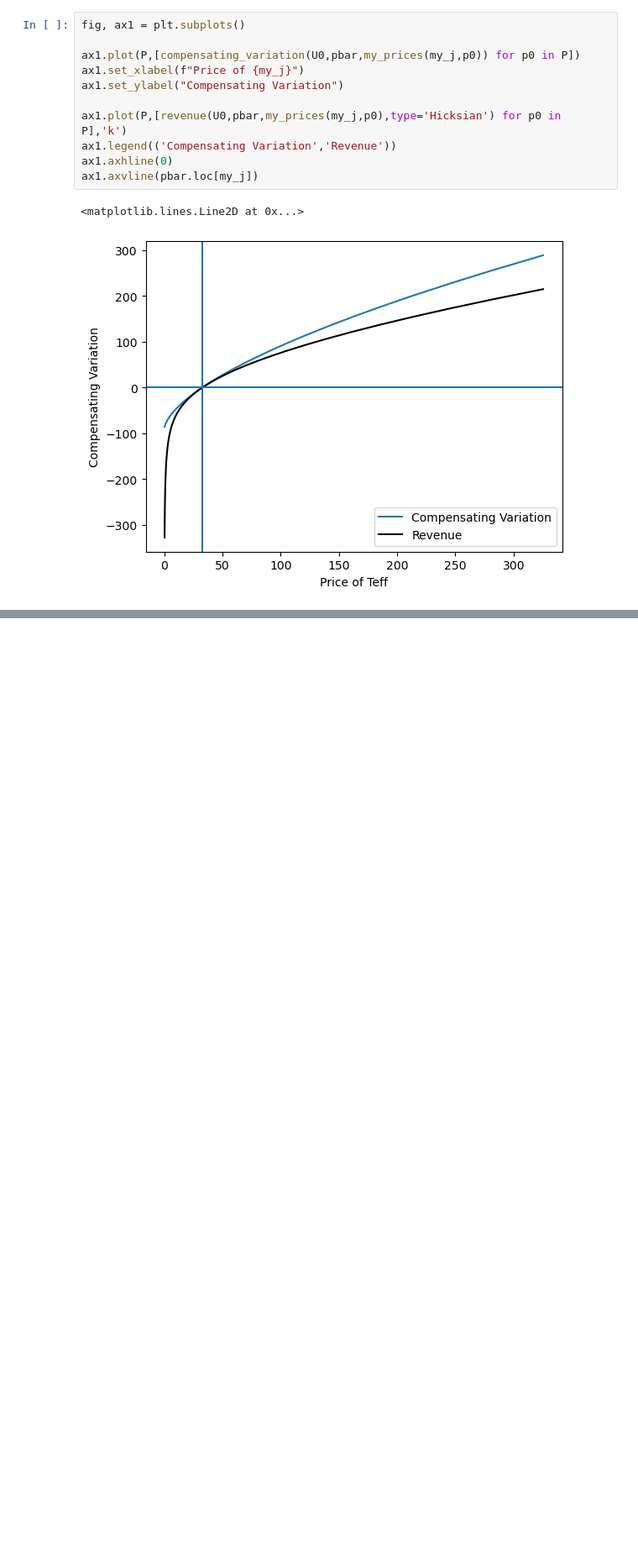
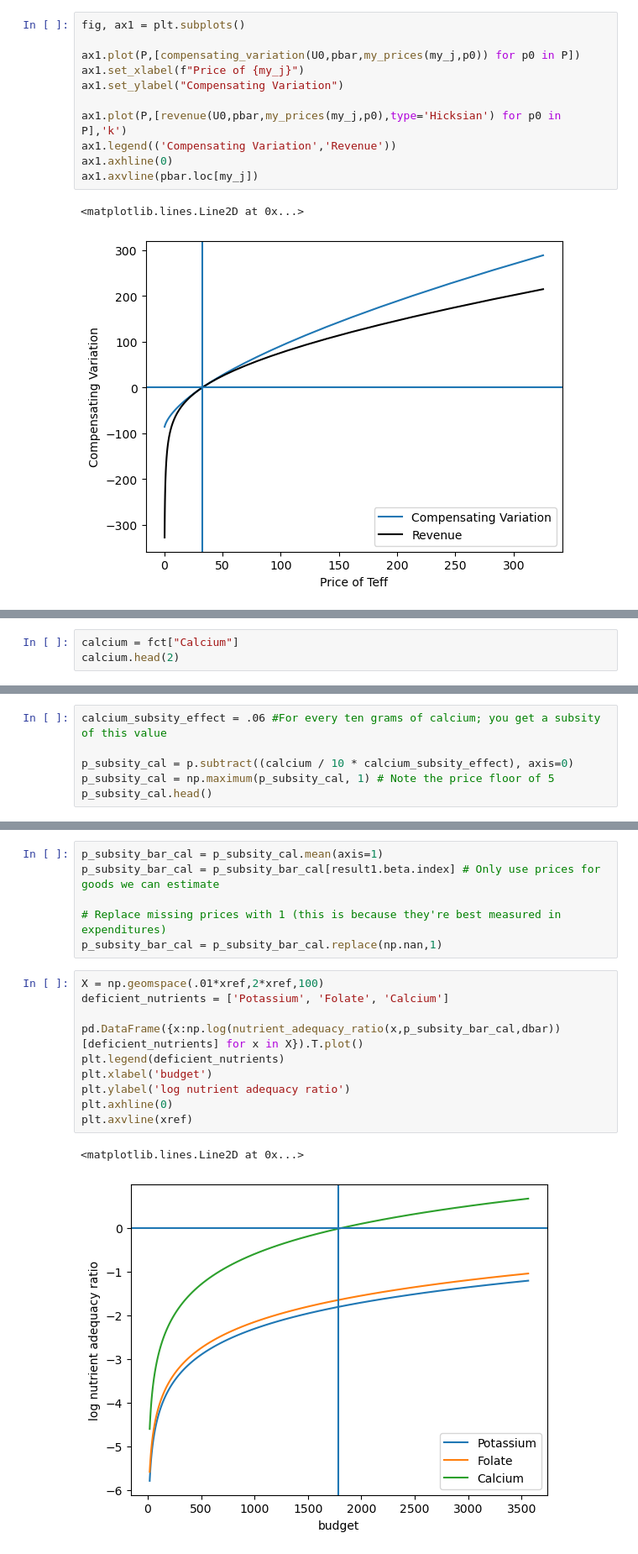
Before and after one commit to lauremariho/proj4_LutherBurbank, a Jupyter notebook: ethiopia_code.ipynb, the cells around one changed output, grey strips where cells are left out. Shown at 84% size. Drawn from its saved outputs; the diff is of its cells as text; blank space fills up the shorter version.

```diff
--- a/ethiopia_code.ipynb
+++ b/ethiopia_code.ipynb
@@ -893,0 +868,3 @@ ax1.axvline(pbar.loc[my_j])
+# %%
+calcium = fct["Calcium"]
+calcium.head(2)
@@ -893,0 +876,6 @@ ax1.axvline(pbar.loc[my_j])
+# %%
+calcium_subsity_effect = .06 #For every ten grams of calcium; you get a subsity of this value
+
+p_subsity_cal = p.subtract((calcium / 10 * calcium_subsity_effect), axis=0)
+p_subsity_cal = np.maximum(p_subsity_cal, 1) # Note the price floor of 5
+p_subsity_cal.head()
@@ -893,0 +891,19 @@ ax1.axvline(pbar.loc[my_j])
+# %%
+p_subsity_bar_cal = p_subsity_cal.mean(axis=1)
+p_subsity_bar_cal = p_subsity_bar_cal[result1.beta.index] # Only use prices for goods we can estimate
+
+# Replace missing prices with 1 (this is because they're best measured in expenditures)
+p_subsity_bar_cal = p_subsity_bar_cal.replace(np.nan,1)
+# %%
+X = np.geomspace(.01*xref,2*xref,100)
+deficient_nutrients = ['Potassium', 'Folate', 'Calcium']
+
+pd.DataFrame({x:np.log(nutrient_adequacy_ratio(x,p_subsity_bar_cal,dbar))[deficient_nutrients] for x in X}).T.plot()
+plt.legend(deficient_nutrients)
+plt.xlabel('budget')
+plt.ylabel('log nutrient adequacy ratio')
+plt.axhline(0)
+plt.axvline(xref)
+# %% [output]
+<matplotlib.lines.Line2D at 0x...>
+[figure, added]
```
Also changed, not shown: parts of 24 cells of this notebook.
